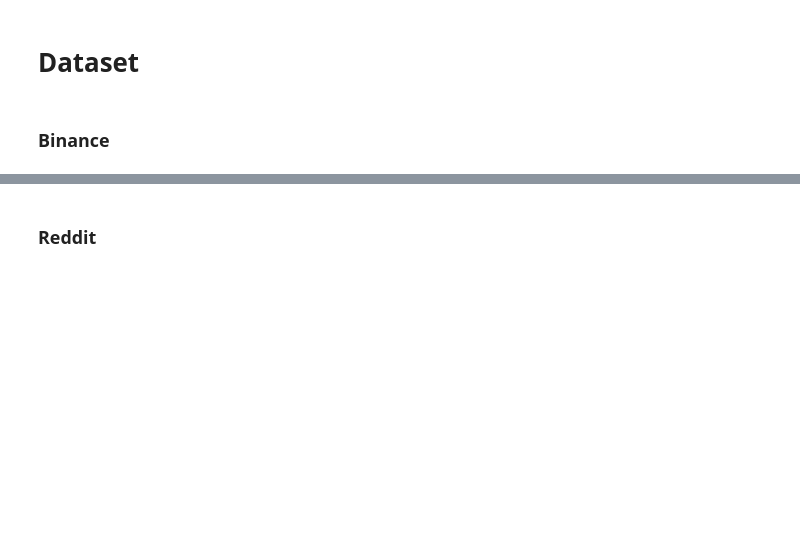
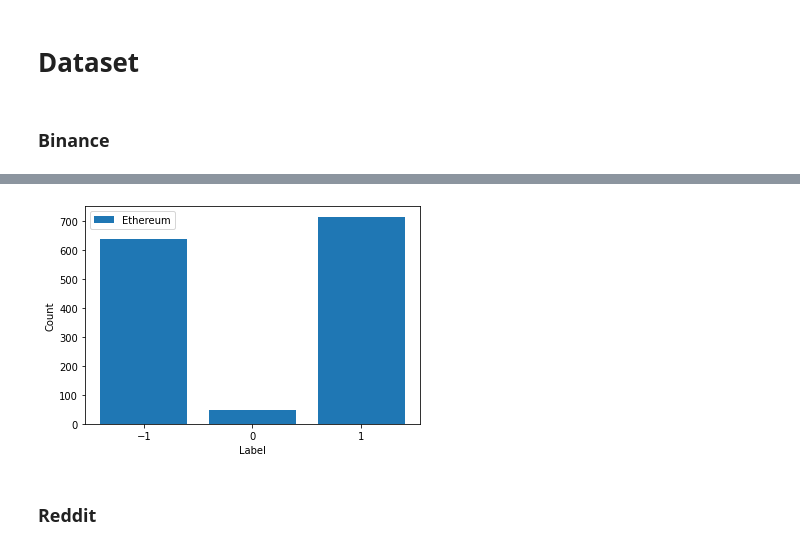
Before and after one commit to Asraelite/ml-group35, a Jupyter notebook: notebook/knn_notebook.ipynb, the cells around one changed output, grey strips where cells are left out. Cells and saved outputs as stored; diff of their text form; code cells hidden in the pictures; blank space fills up the shorter version.

```diff
--- a/notebook/knn_notebook.ipynb
+++ b/notebook/knn_notebook.ipynb
@@ -23,13 +28,24 @@ nltk.download('stopwords')
 True
 # %%
 # change
-BINANCE_DIR = "/content/drive/MyDrive/ML project data"
-TWITTER_DIR = "/content/drive/MyDrive/ML project data"
-REDDIT_DIR = "/content/drive/MyDrive/ML project data"
+BINANCE_DIR = "/Users/nelsonlim/Documents/Trinity College Dublin/Semester 1/Machine Learning/Assignment/Week 5/data/binance/processed/day_discrete"
+TWITTER_DIR = "/Users/nelsonlim/Documents/Trinity College Dublin/Semester 1/Machine Learning/Assignment/Week 5/data/twitter"
+REDDIT_DIR = "/Users/nelsonlim/Documents/Trinity College Dublin/Semester 1/Machine Learning/Assignment/Week 5/data/reddit"
 
 TWITTER_FILE = "twitter.csv"
 REDDIT_FILE  = "reddit.csv"
-BINANCE_FILE = "binance.csv"
+BINANCE_FILE = None
+
+FIGURE_DIR = "/Users/nelsonlim/Documents/Trinity College Dublin/Semester 1/Machine Learning/Assignment/Week 5/notebook/img"
+SAVE_FIG = False
+
+# SAVED MODELS & VARIABLES
+COUNT_VECTORISER_FILE = "/Users/nelsonlim/Documents/Trinity College Dublin/Semester 1/Machine Learning/Assignment/Week 5/data/count_vectoriser.pkl" # x
+COUNT_VECTORISER_VAR_FILE = "/Users/nelsonlim/Documents/Trinity College Dublin/Semester 1/Machine Learning/Assignment/Week 5/data/count_vectoriser_var.pkl" # vectorizer data
+SVM_FILE = "/Users/nelsonlim/Documents/Trinity College Dublin/Semester 1/Machine Learning/Assignment/Week 5/data/SVM_model.pkl"
+KNN_MODELS_CV_K = "/Users/nelsonlim/Documents/Trinity College Dublin/Semester 1/Machine Learning/Assignment/Week 5/data/KNN_models_cv_k.pkl"
+KNN_FILE = "/Users/nelsonlim/Documents/Trinity College Dublin/Semester 1/Machine Learning/Assignment/Week 5/data/KNN_model.pkl"
+
 # dont change
 BINANCE_EXTENSION = "csv"
 
@@ -72,3 +111,18 @@ df_binance.head()
+# %%
+labels = Counter(df_binance['label'].values)
+labels_keys = list(labels.keys())
+labels_values = list(labels.values())
+
+plt.bar(labels_keys, labels_values)
+plt.xticks(labels_keys)
+plt.legend(['Ethereum'])
+plt.xlabel("Label")
+plt.ylabel("Count")
+if SAVE_FIG:
+    plt.savefig(os.path.join(FIGURE_DIR,"binance_label"))
+plt.show()
+# %% [output]
+[figure, added]
 # %% [markdown]
 ### Reddit
 # %%
```
Also changed, not shown: parts of 22 cells of this notebook, 3 other files.
